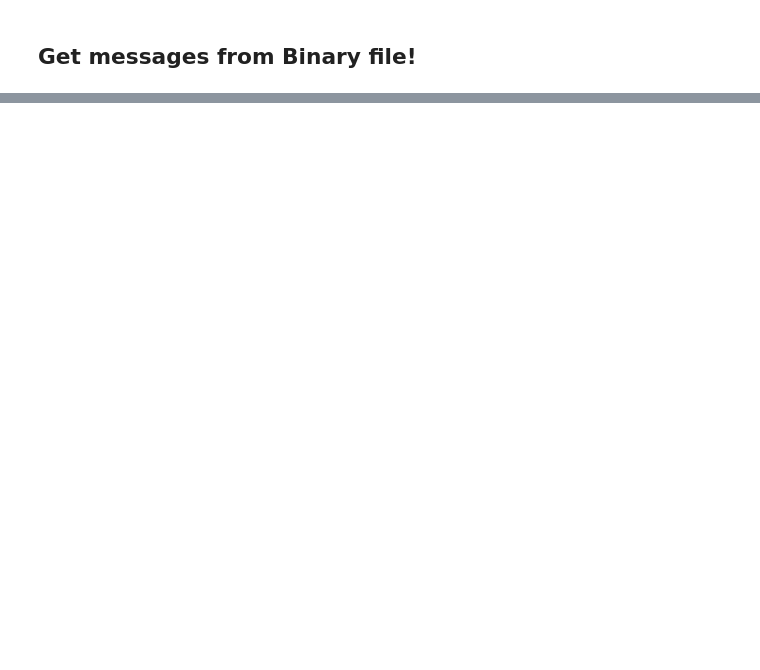
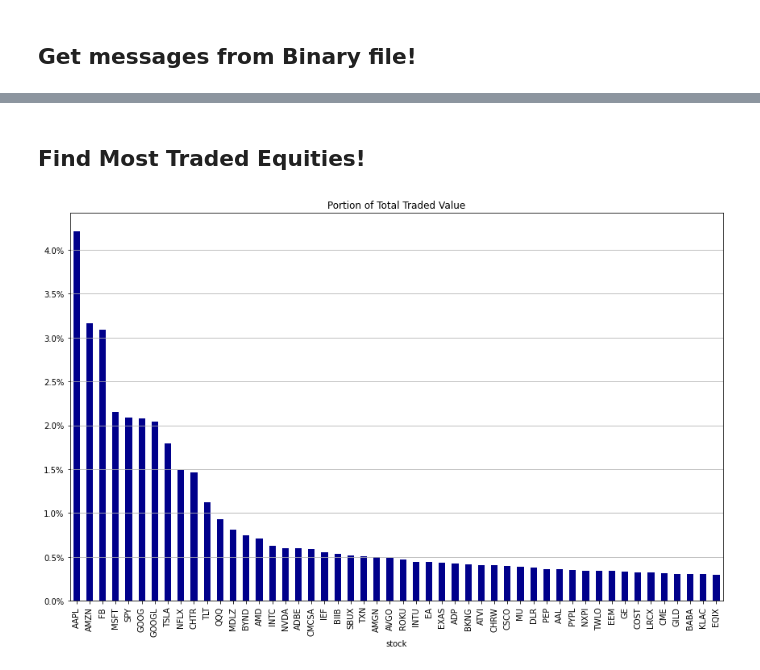
Before and after one commit to jrizcallah/machine_learning_for_trading_workthrough, a Jupyter notebook: machine_learning_for_trading_workthrough/chapter2/itch_data/ITCH_data_practice.ipynb, the cells around one changed output, grey strips where cells are left out. Saved outputs shown, nothing was run; the diff lists cells and outputs as text; code cells hidden in the pictures; blank space fills up the shorter version.

Commit message:
finished itch notebook

```diff
--- a/machine_learning_for_trading_workthrough/chapter2/itch_data/ITCH_data_practice.ipynb
+++ b/machine_learning_for_trading_workthrough/chapter2/itch_data/ITCH_data_practice.ipynb
@@ -308,0 +388,5 @@ def get_messages(m):
+# %%
+counter = pd.Series(message_type_counter).to_frame('Number of Trades')
+counter['Message Type'] = counter.index.map(message_labels.set_index('message_type')['name'].to_dict())
+counter = counter[['Message Type', 'Number of Trades']].sort_values('Number of Trades', ascending=False)
+counter
@@ -308,0 +411,22 @@ def get_messages(m):
+# %%
+with pd.HDFStore(itch_store) as store:
+  store.put('summary', counter)
+# %% [markdown]
+## Find Most Traded Equities!
+# %%
+with pd.HDFStore(itch_store) as store:
+  stocks = store['R'].loc[:, ['stock_locate', 'stock']]
+  trades = store['P'].append(store['Q'].rename(columns={'cross_price':'price'}), sort=False).merge(stocks)
+# %%
+trades['value'] = trades['shares'].mul(trades['price'])
+trades['value_share'] = trades['value'].div(trades['value'].sum())
+
+trade_summary = trades.groupby('stock')['value_share'].sum().sort_values(ascending=False)
+# %%
+trade_summary.iloc[:50,].plot.bar(figsize=(12,8), color='darkblue', title='Portion of Total Traded Value')
+plt.grid(True, which='major', axis='y')
+plt.gca().yaxis.set_major_formatter(FuncFormatter(lambda y, _ : '{:.1%}'.format(y)))
+#sns.despine()
+plt.tight_layout();
+# %% [output]
+[figure, added]
```
Also changed, not shown: parts of 7 cells of this notebook.
